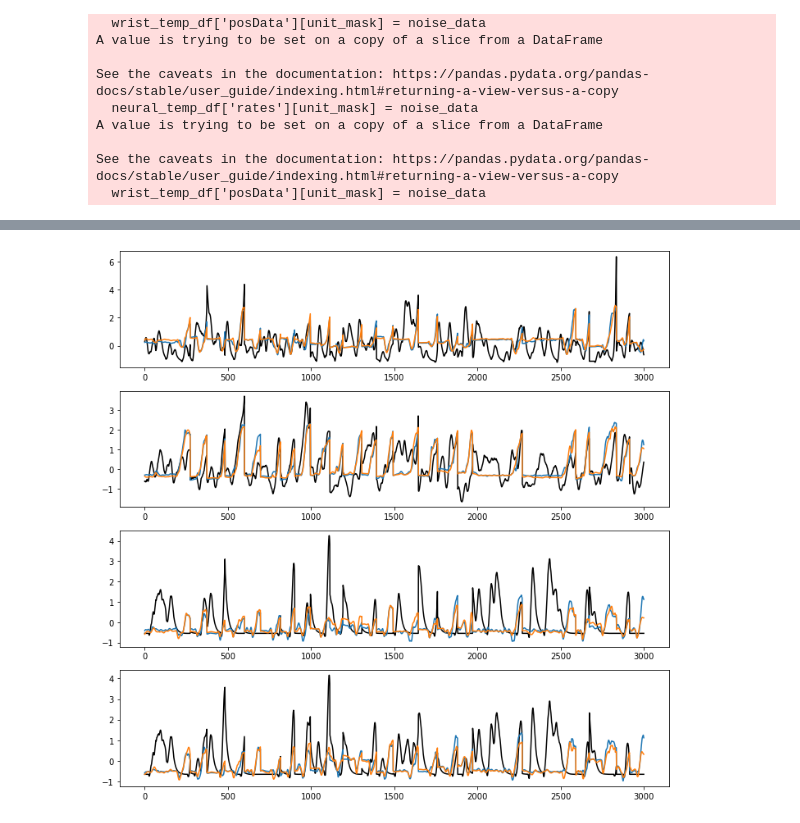
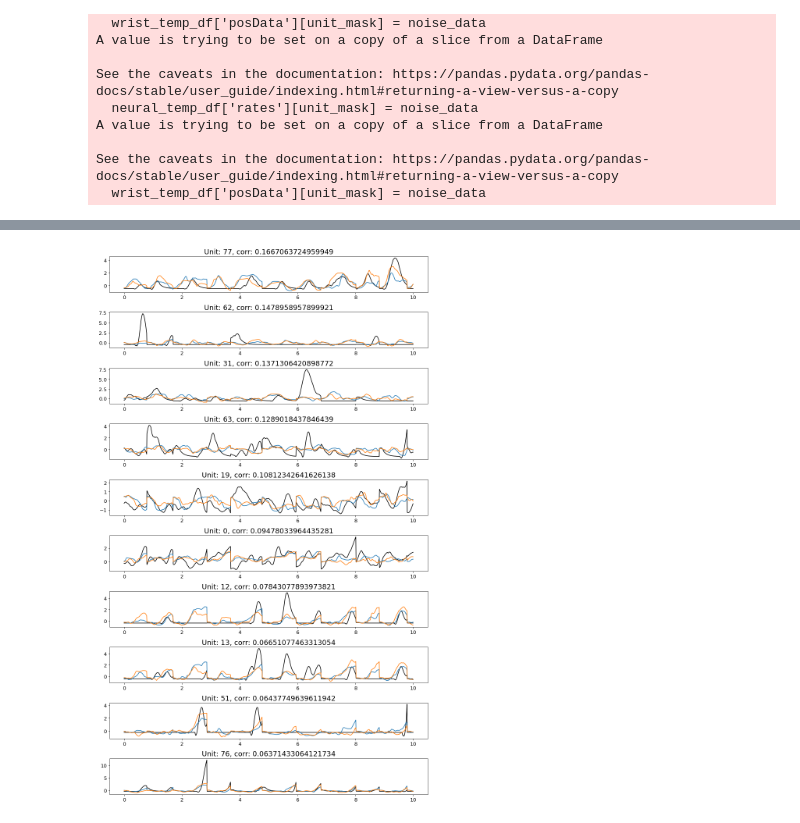
Before and after one commit to ntolley/ncm_2023, a Jupyter notebook: notebooks/contrastive_sua_prediction.ipynb, the cells around one changed output, grey strips where cells are left out. Drawn from its saved outputs; the diff is of its cells as text; code cells hidden in the pictures.

Commit message:
Good stopping point for poster code

```diff
--- a/notebooks/contrastive_sua_prediction.ipynb
+++ b/notebooks/contrastive_sua_prediction.ipynb
@@ -57,7 +58,7 @@ def get_marker_decode_dataframes(noise_fold=0):
     kinematic_df = kinematic_df[~np.in1d(kinematic_df['name'], layout_remove_filter)].reset_index(drop=True)
 
     # Subselect specific marker
-    marker_list = ['indexProx', 'thumbProx', 'ringProx', 'carpal', 'pinkyProx', 'middleProx'] # cam4
+    marker_list = ['indexProx', 'thumbProx', 'ringProx', 'carpal', 'pinkyProx', 'middleProx', 'layout', 'time'] # cam4
     # marker_list = ['ringProx', 'time'] # cam4
     # marker_list = ['ringProx', 'thumbProx'] # cam4
     # marker_list = ['indexProx', 'carpal', 'ringProx'] # cam1
@@ -141,7 +142,7 @@ def get_marker_decode_dataframes(noise_fold=0):
     task_wrist_df = wrist_df.copy()
 
     data_dict = {'task_wrist_df': task_wrist_df, 'notask_wrist_df': notask_wrist_df,'task_neural_df': task_neural_df, 'notask_neural_df': notask_neural_df,
-                 'metadata': metadata, 'cv_dict': cv_dict, 'noise_fold': noise_fold}
+                 'metadata': metadata, 'cv_dict': cv_dict, 'noise_fold': noise_fold, 'kinematic_df':kinematic_df}
     return data_dict
 # %%
 noise_fold = 0
@@ -181,6 +182,8 @@ notask_neural_df = notask_neural_df[notask_time_neural_mask]
 neural_offset = 2 # try 50-150 ms offset
 window_size = 70
 label_col = 'layout'
+temperature = 2
+dropout = 0.2
 # %%
 # func_dict = {'wiener': contrastive_functions.run_wiener, 'rnn': contrastive_functions.run_rnn}
 func_dict = {'rnn': contrastive_functions.run_rnn}
@@ -250,7 +269,13 @@ plt.ylim([-0.2,0.9])
 # %%
+corr_diff = all_test_corr - nolayout_test_corr
+
+ticksize=13
 plt.figure(figsize=(10,3))
-bins=np.linspace(-0.1, 0.1, 30)
-plt.hist(all_test_corr - nolayout_test_corr, bins=bins, width=0.006)
+bins=np.linspace(-0.15, 0.15, 40)
+_ = plt.hist(corr_diff, bins=bins, width=0.004)
 plt.axvline(x=0, color='k')
-plt.xlabel('Correlation difference (layout - no layout)')
+plt.xlabel('Correlation difference (layout - no layout)', fontsize=labelsize)
+plt.xticks(fontsize=ticksize)
+plt.yticks(fontsize=ticksize)
+# plt.savefig('sua_prediction_histogram.svg')
 # %% [output]
@@ -272,14 +310,26 @@ y_test_data = testing_set[:][1][:,-1,:].detach().cpu().numpy()
 
 test_labels = testing_set[:][2].detach().cpu().numpy()
 # %%
-bounds = list(range(0,3000))
+# Good units: [26, 47, 53, 13]
+unit_sort = np.argsort(corr_diff)[::-1]
+# unit_sort = np.argsort(all_test_corr)[::-1]
 
-offset = 40
-plt.figure(figsize=(12,12))
-for plot_idx, mrk_idx in enumerate(range(offset, offset+4)):
-    plt.subplot(4,1,plot_idx+1)
-    plt.plot(y_test_data[bounds,mrk_idx], color='k')
-    plt.plot(decode_results['rnn']['notask']['test_pred'][bounds,mrk_idx])
-    plt.plot(decode_results['rnn']['task']['test_pred'][bounds,mrk_idx])
+time_offset = 0
+
+bounds = list(range(0+time_offset,1000+time_offset))
+x_times = np.arange(len(bounds)) / 100 # Sampling rate=100 Hz
+
+offset = 0
+plt.figure(figsize=(12,20))
+for plot_idx, sort_idx in enumerate(range(offset, offset+10)):
+    unit_idx = unit_sort[sort_idx]
+    plt.subplot(10,1,plot_idx+1)
+    plt.plot(x_times, y_test_data[bounds,unit_idx], color='k')
+    plt.plot(x_times, decode_results['rnn']['notask']['test_pred'][bounds,unit_idx])
+    plt.plot(x_times, decode_results['rnn']['task']['test_pred'][bounds,unit_idx])
+    plt.xticks(fontsize=ticksize)
+    plt.yticks(fontsize=ticksize)
+    plt.title(f'Unit: {unit_idx}, corr: {corr_diff[unit_idx]}', fontsize=labelsize)
+    plt.tight_layout()
 # %% [output]
-[figure, old version]
+[figure, new version]
```
Also changed, not shown: parts of 5 cells of this notebook, 6 other files.
